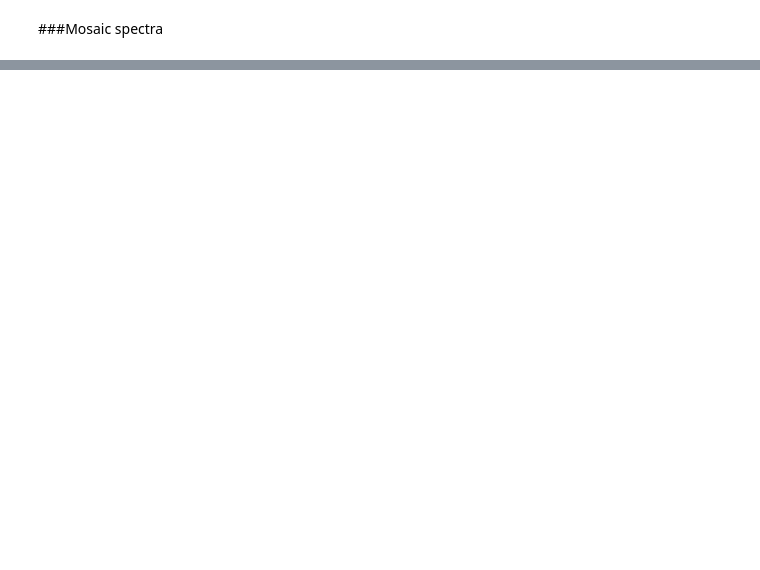
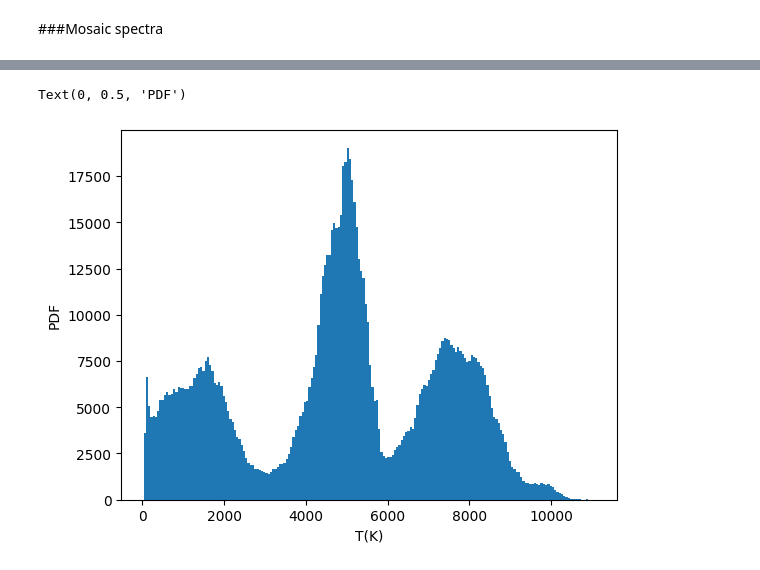
Before and after one commit to GASKAP/SPARK, a Jupyter notebook: synthetic_obs.ipynb, the cells around one changed output, grey strips where cells are left out. Cells and saved outputs as stored; diff of their text form; code cells hidden in the pictures; blank space fills up the shorter version.

```diff
--- a/synthetic_obs.ipynb
+++ b/synthetic_obs.ipynb
@@ -171,0 +182,8 @@ plt.setp(ltext, fontsize = 'small')
+# %%
+plt.figure()
+plt.hist(T_cube.ravel(), bins=200)#, weights=rho_cube.ravel())
+plt.xlabel(r"T(K)")
+plt.ylabel(r"PDF")
+# %% [output]
+Text(0, 0.5, 'PDF')
+[figure, added]
```
Also changed, not shown: parts of 5 cells of this notebook.
